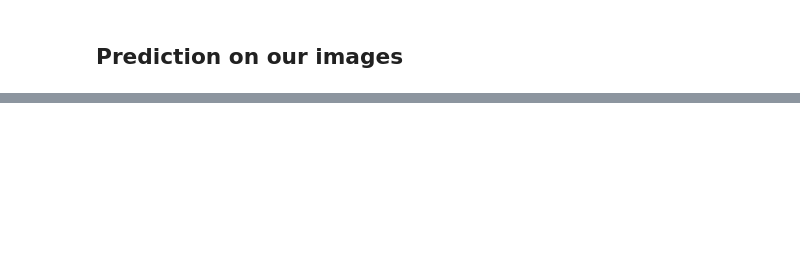
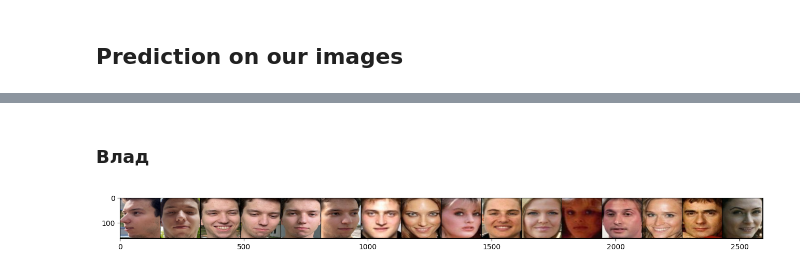
Before and after one commit to Tokomeir/ml_mipt_dafe, a Jupyter notebook: 09_Detection/homework/HW5.ipynb, the cells around one changed output, grey strips where cells are left out. Saved outputs shown, nothing was run; the diff lists cells and outputs as text; code cells hidden in the pictures; blank space fills up the shorter version.

```diff
--- a/09_Detection/homework/HW5.ipynb
+++ b/09_Detection/homework/HW5.ipynb
@@ -110,0 +155,2 @@ index_to_photos_name_dict
+# %%
+testx, testy = read_images('./test')
@@ -306,0 +393,28 @@ if wandb.run is not None:
+# %%
+def create_custom_sample(n_query, n_detect, test_x, test_y, person_folder):
+    target = person_folder.split('/')[-1]
+
+    image_paths = list()
+    for image in os.listdir(person_folder):
+        if image.endswith('.jpg'):
+            image_paths.append(os.path.join(person_folder, image))
+
+    if n_detect + 1 > len(image_paths):
+        n_detect = len(image_paths) - 1
+    image_paths = r_sample(image_paths, n_detect + 1)
+    images = [cv2.cvtColor(cv2.imread(fname), cv2.COLOR_RGB2BGR)/255 for fname in image_paths]
+    for i in range(len(images)):
+        images[i] = torch.tensor(images[i]).float().permute(2, 0, 1)
+
+    sample = extract_sample(n_query, 1, 0, test_x, test_y)
+    custom_sample = dict()
+    custom_sample['n_way'] = 1
+    custom_sample['n_support'] = 1
+    custom_sample['n_query'] = n_query + n_detect
+    custom_sample['targets'] = target
+    for i in range(n_query):
+        images.append(sample['images'][i][0])
+
+    images = torch.stack(images).unsqueeze(0)
+    custom_sample['images'] = images
+    return custom_sample
@@ -314,0 +485,8 @@ def predict(model, sample):
+# %% [markdown]
+### Влад
+# %%
+sample = create_custom_sample(10, 5, test_x, test_y, './our_images_mtcnn/Vlad')
+sample['images'].size(), sample['targets']
+display_sample(sample['images'])
+# %% [output]
+[figure, added]
```
Also changed, not shown: parts of 37 cells of this notebook, 22 other files.
